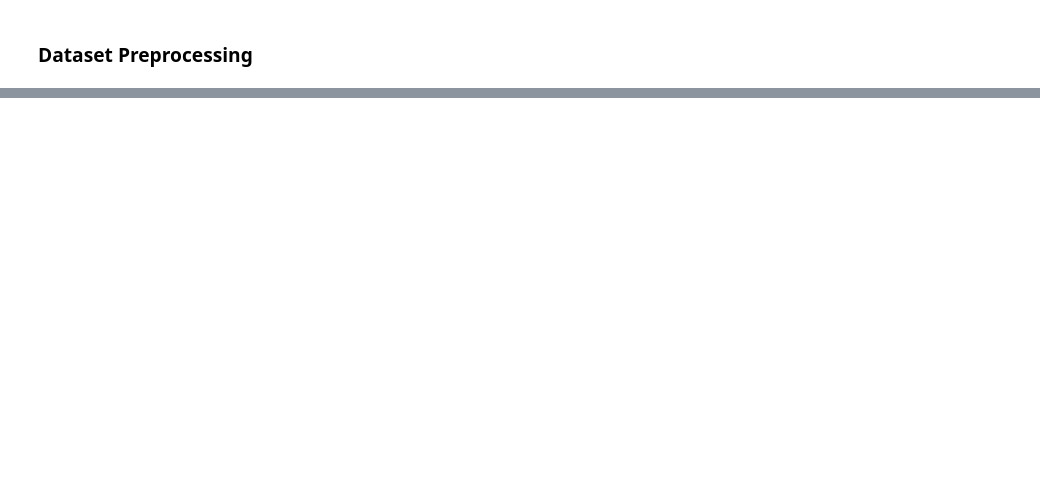
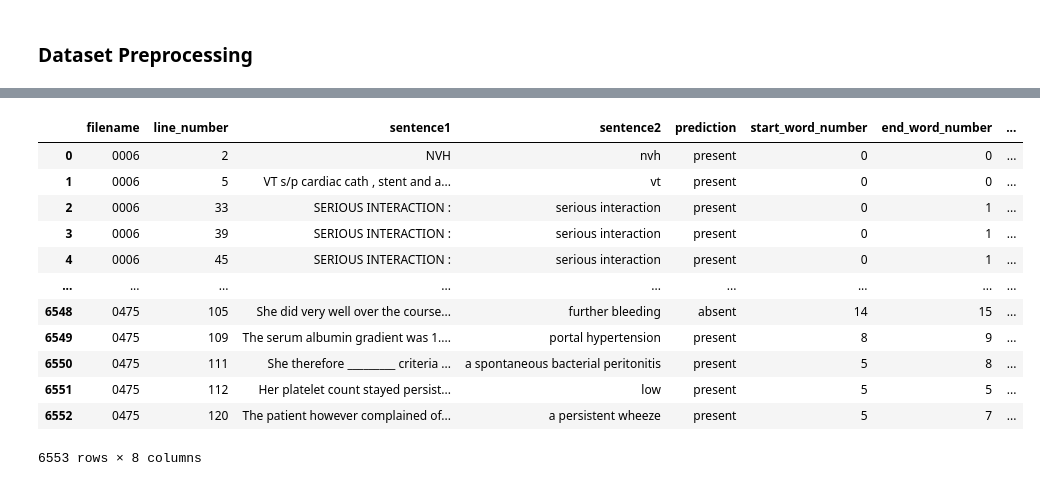
Before and after one commit to Mustapha-AJEGHRIR/medical_txt_parser, a Jupyter notebook: src/notebooks/assertions_clf/ast_clf_scibert.ipynb, the cells around one changed output, grey strips where cells are left out. Cells and saved outputs as stored; diff of their text form; code cells hidden in the pictures; blank space fills up the shorter version.

```diff
--- a/src/notebooks/assertions_clf/ast_clf_scibert.ipynb
+++ b/src/notebooks/assertions_clf/ast_clf_scibert.ipynb
@@ -636,0 +459,4 @@ Treatments: ['novolog ( insulin aspart )']
+# %%
+predictions, labels, _ = trainer.predict(eval_dataset, metric_key_prefix="predict")
+predictions = np.argmax(predictions, axis=1)
+print(classification_report(labels, predictions,target_names=label_list))
@@ -636,0 +544,9 @@ Treatments: ['novolog ( insulin aspart )']
+# %%
+predict_dataset = Dataset.from_pandas(df, preserve_index=False)
+# predict_dataset = predict_dataset.select(range(10))
+predict_dataset = predict_dataset.map(
+                preprocess_function,
+                batched=True,
+                desc="Running tokenizer on prediction dataset",
+            )
+predict_dataset
@@ -636,0 +558,4 @@ Treatments: ['novolog ( insulin aspart )']
+# %%
+ predictions, labels, metrics = trainer.predict(predict_dataset, metric_key_prefix="predict")
+ predictions = np.argmax(predictions, axis=1)
+ len(predictions)
@@ -636,0 +569,3 @@ Treatments: ['novolog ( insulin aspart )']
+# %%
+df["prediction"] = [label2ast[label] for label in predictions]
+df
@@ -636,0 +613,27 @@ Treatments: ['novolog ( insulin aspart )']
+# %%
+# add concepts
+for fname in tqdm(df["filename"].unique()):
+    concept_dict = parse_concept(val_data_path + os.sep + concept_folder_name + os.sep + fname + ".con")
+    for concept_text, start_line, start_word_number, end_line, end_word_number, concept_type in zip(*list(concept_dict.values())):
+        if concept_type == "problem":
+            df.loc[(df["line_number"] == start_line) & (df["filename"] == fname), "start_word_number"] = int(start_word_number)
+            df.loc[(df["line_number"] == start_line) & (df["filename"] == fname), "end_word_number"] = int(end_word_number)
+            df.loc[(df["line_number"] == start_line) & (df["filename"] == fname), "concept_type"] = concept_type
+# change start_word_number to int type
+df["start_word_number"] = df["start_word_number"].astype(int)
+df["end_word_number"] = df["end_word_number"].astype(int)
+df
+# %% [output]
+|  | filename | line_number | sentence1 | sentence2 | prediction | start_word_number | end_word_number | ... |
+| 0 | 0006 | 2 | NVH | nvh | present | 0 | 0 | ... |
+| 1 | 0006 | 5 | VT s/p cardiac cath , stent and a... | vt | present | 0 | 0 | ... |
+| 2 | 0006 | 33 | SERIOUS INTERACTION : | serious interaction | present | 0 | 1 | ... |
+| 3 | 0006 | 39 | SERIOUS INTERACTION : | serious interaction | present | 0 | 1 | ... |
+| 4 | 0006 | 45 | SERIOUS INTERACTION : | serious interaction | present | 0 | 1 | ... |
+| ... | ... | ... | ... | ... | ... | ... | ... | ... |
+| 6548 | 0475 | 105 | She did very well over the course... | further bleeding | absent | 14 | 15 | ... |
+| 6549 | 0475 | 109 | The serum albumin gradient was 1.... | portal hypertension | present | 8 | 9 | ... |
+| 6550 | 0475 | 111 | She therefore _________ criteria ... | a spontaneous bacterial peritonitis | present | 5 | 8 | ... |
+| 6551 | 0475 | 112 | Her platelet count stayed persist... | low | present | 5 | 5 | ... |
+| 6552 | 0475 | 120 | The patient however complained of... | a persistent wheeze | present | 5 | 7 | ... |
+6553 rows × 8 columns
```
Also changed, not shown: parts of 64 cells of this notebook.
